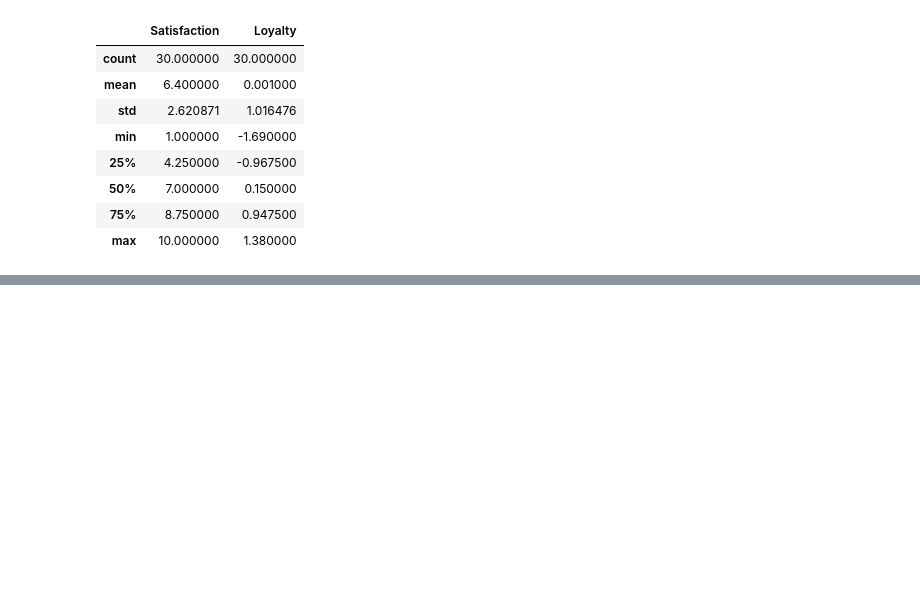
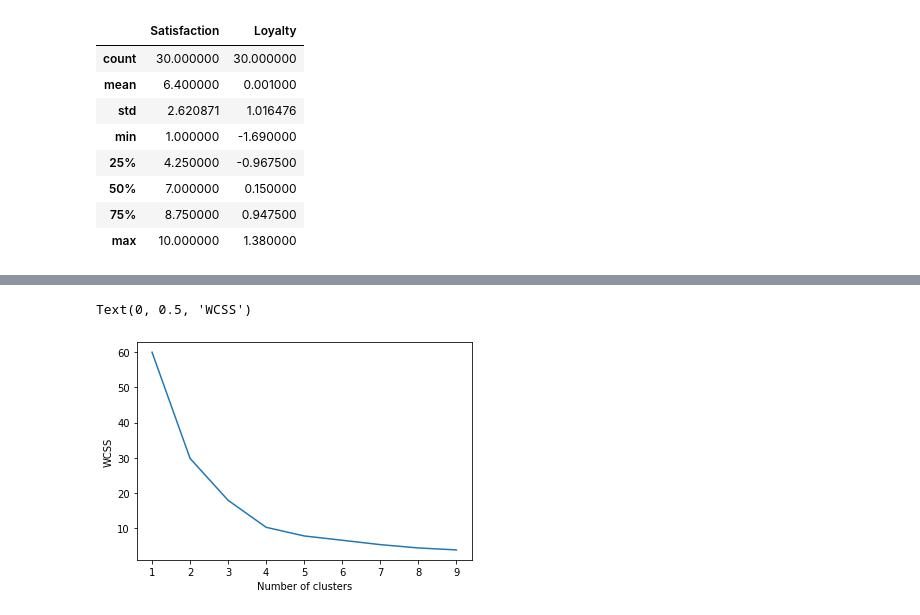
Before and after one commit to lucky21112/CLUSTERING, a Jupyter notebook: MarketSegmentation.ipynb, the cells around one changed output, grey strips where cells are left out. Cells and saved outputs as stored; diff of their text form; code cells hidden in the pictures; blank space fills up the shorter version.

```diff
--- a/MarketSegmentation.ipynb
+++ b/MarketSegmentation.ipynb
@@ -32,0 +82,17 @@ df.describe()
+# %%
+from sklearn import preprocessing
+x_scaled=preprocessing.scale(x)
+# %%
+# Elbow Method
+wcss=[]
+for i in range(1,10):
+    kmeans=KMeans(i)
+    kmeans.fit(x_scaled)
+    wcss.append(kmeans.inertia_)
+# %%
+plt.plot(range(1,10),wcss)
+plt.xlabel("Number of clusters")
+plt.ylabel("WCSS")
+# %% [output]
+Text(0, 0.5, 'WCSS')
+[figure, added]
```
Also changed, not shown: parts of 14 cells of this notebook.
